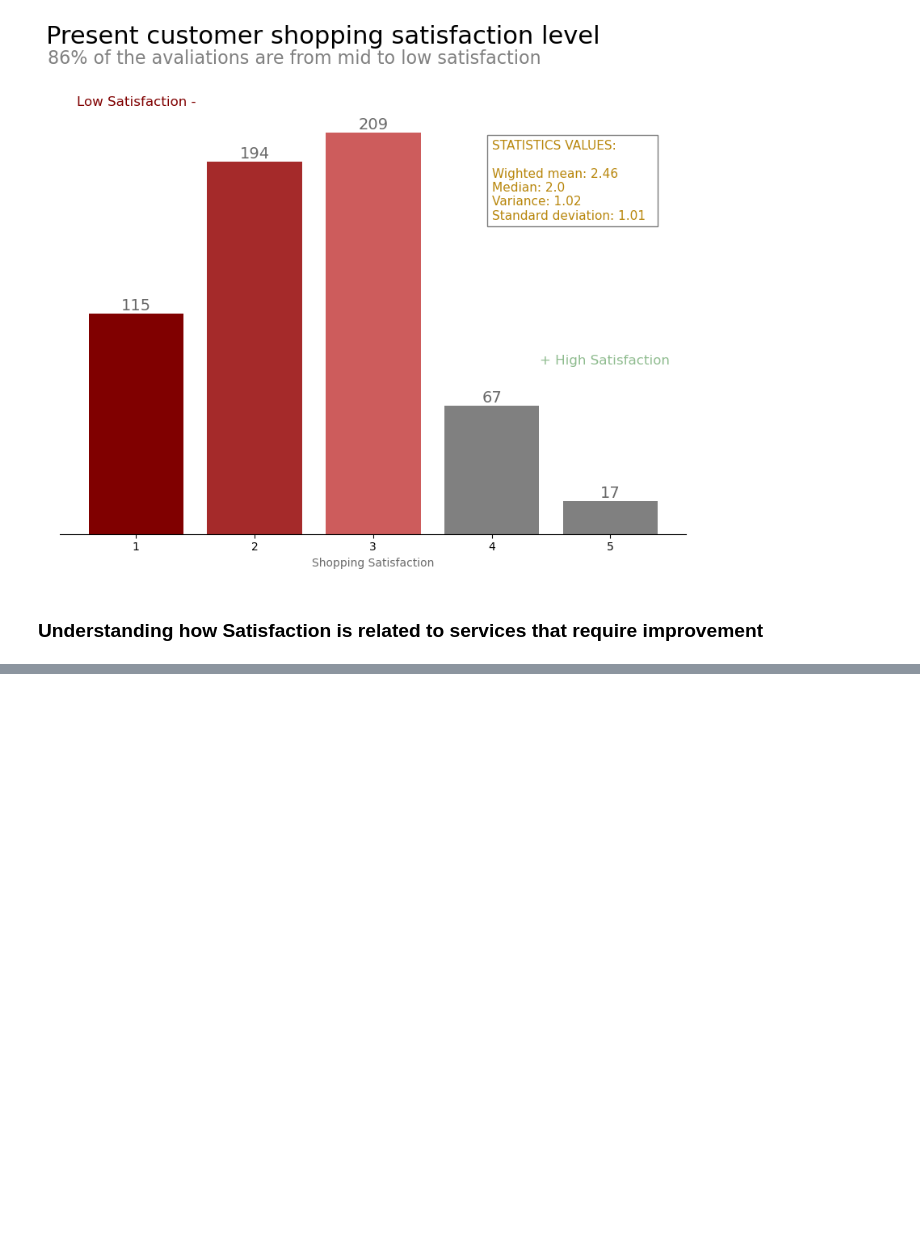
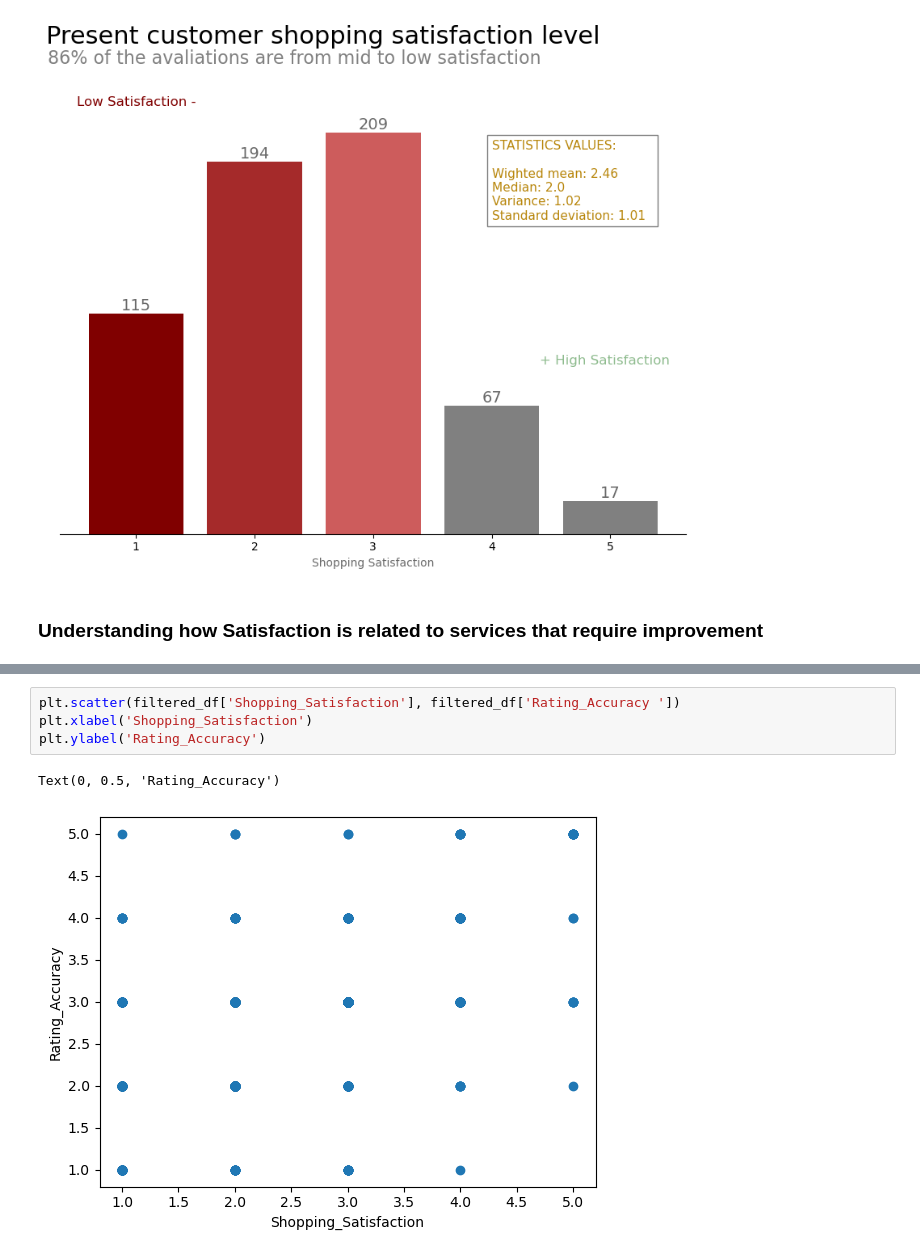
Before and after one commit to OliviaHelena10/PYTHON_PROJECTS, a Jupyter notebook: trabalhando_com_analises/cust_behavior.ipynb, the cells around one changed output, grey strips where cells are left out. Drawn from its saved outputs; the diff is of its cells as text; blank space fills up the shorter version.

```diff
--- a/trabalhando_com_analises/cust_behavior.ipynb
+++ b/trabalhando_com_analises/cust_behavior.ipynb
@@ -443,0 +514,7 @@ plt.show()
+# %%
+plt.scatter(filtered_df['Shopping_Satisfaction'], filtered_df['Rating_Accuracy '])
+plt.xlabel('Shopping_Satisfaction')
+plt.ylabel('Rating_Accuracy')
+# %% [output]
+Text(0, 0.5, 'Rating_Accuracy')
+[figure, added]
```
Also changed, not shown: parts of 19 cells of this notebook.
